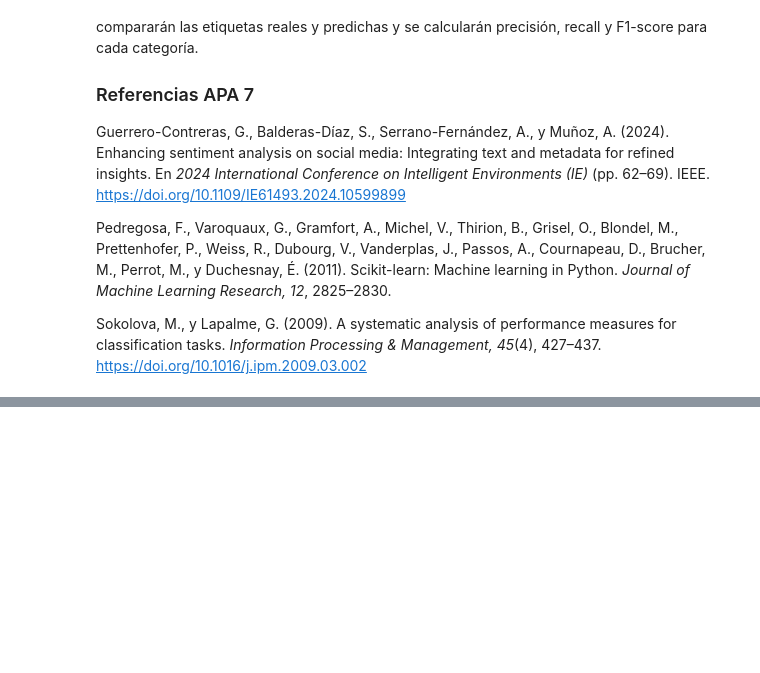
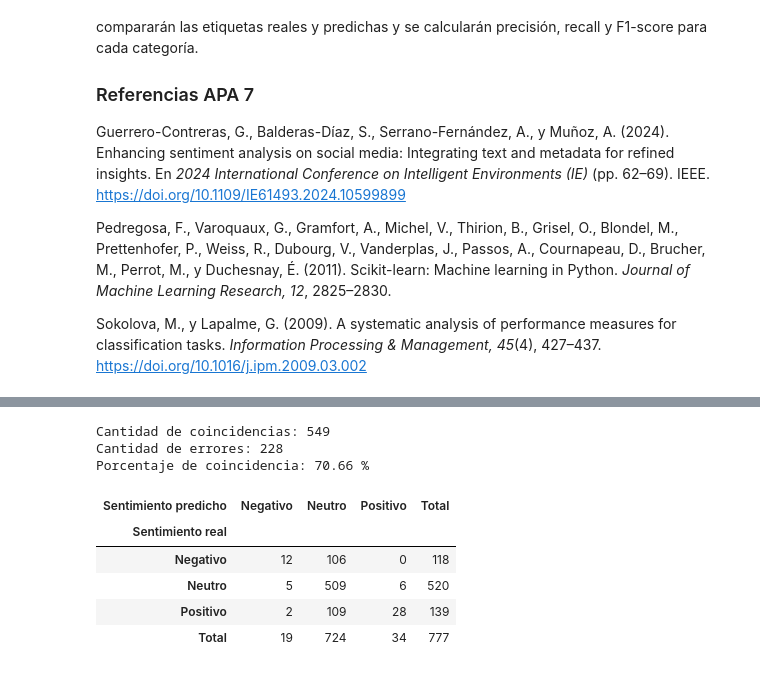
Before and after one commit to cahecaz/TrabajoFinal_analisisdesentimientos, a Jupyter notebook: Analisis_Inicial_IA_Tweets.ipynb, the cells around one changed output, grey strips where cells are left out. Cells and saved outputs as stored; diff of their text form; code cells hidden in the pictures; blank space fills up the shorter version.

```diff
--- a/Analisis_Inicial_IA_Tweets.ipynb
+++ b/Analisis_Inicial_IA_Tweets.ipynb
@@ -1360,0 +1373,73 @@ https://doi.org/10.1016/j.ipm.2009.03.002
+# %%
+# 30. Comparar las etiquetas reales y predichas
+
+resultados['coincide'] = (
+    resultados['sentimiento_real_codigo']
+    ==
+    resultados['sentimiento_predicho_codigo']
+)
+
+resultados['resultado_comparacion'] = resultados[
+    'coincide'
+].map({
+    True: 'Coincide',
+    False: 'No coincide'
+})
+
+cantidad_coincidencias = resultados[
+    'coincide'
+].sum()
+
+cantidad_errores = (
+    len(resultados)
+    -
+    cantidad_coincidencias
+)
+
+porcentaje_coincidencia = (
+    cantidad_coincidencias
+    /
+    len(resultados)
+    *
+    100
+)
+
+print(
+    'Cantidad de coincidencias:',
+    cantidad_coincidencias
+)
+
+print(
+    'Cantidad de errores:',
+    cantidad_errores
+)
+
+print(
+    'Porcentaje de coincidencia:',
+    round(porcentaje_coincidencia, 2),
+    '%'
+)
+# %% [output]
+Cantidad de coincidencias: 549
+Cantidad de errores: 228
+Porcentaje de coincidencia: 70.66 %
+# %%
+# 31. Comparar las categorías reales y predichas
+
+tabla_comparacion = pd.crosstab(
+    resultados['sentimiento_real'],
+    resultados['sentimiento_predicho'],
+    rownames=['Sentimiento real'],
+    colnames=['Sentimiento predicho'],
+    margins=True,
+    margins_name='Total'
+)
+
+tabla_comparacion
+# %% [output]
+| Sentimiento predicho | Negativo | Neutro | Positivo | Total |
+| Sentimiento real |  |  |  |  |
+| Negativo | 12 | 106 | 0 | 118 |
+| Neutro | 5 | 509 | 6 | 520 |
+| Positivo | 2 | 109 | 28 | 139 |
+| Total | 19 | 724 | 34 | 777 |
```
Also changed, not shown: parts of 3 cells of this notebook.
